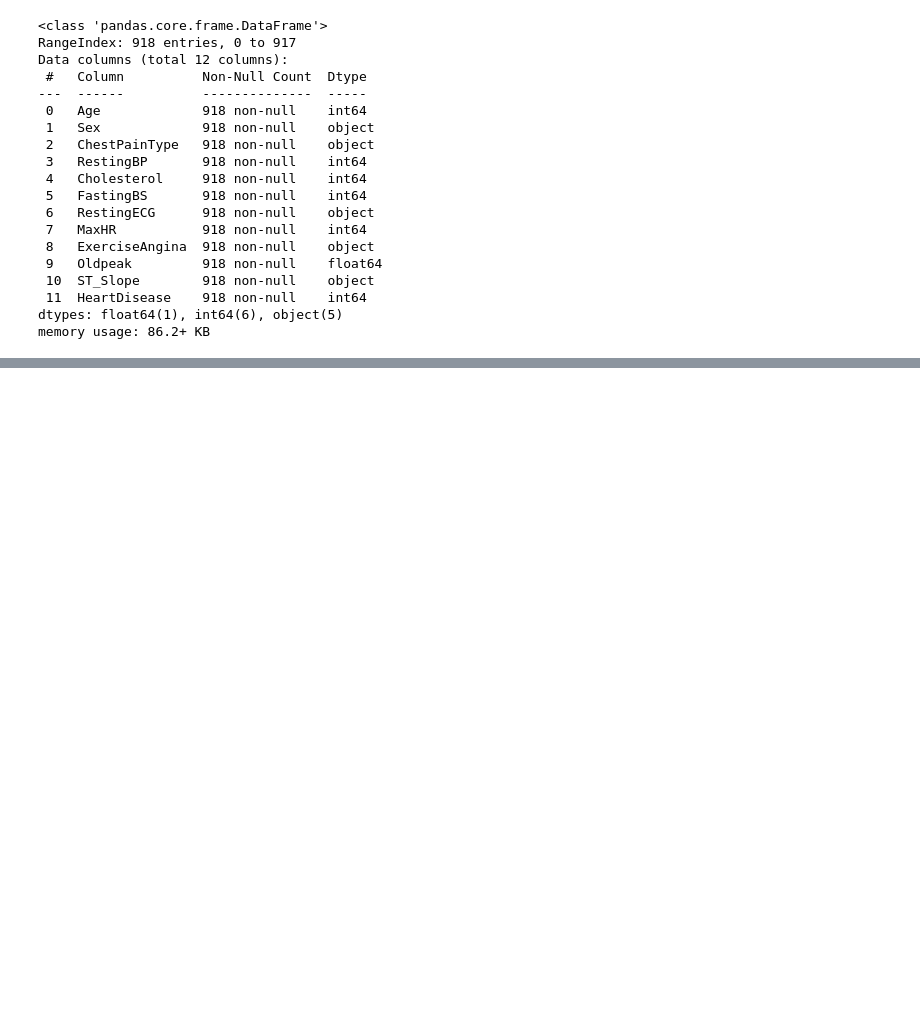
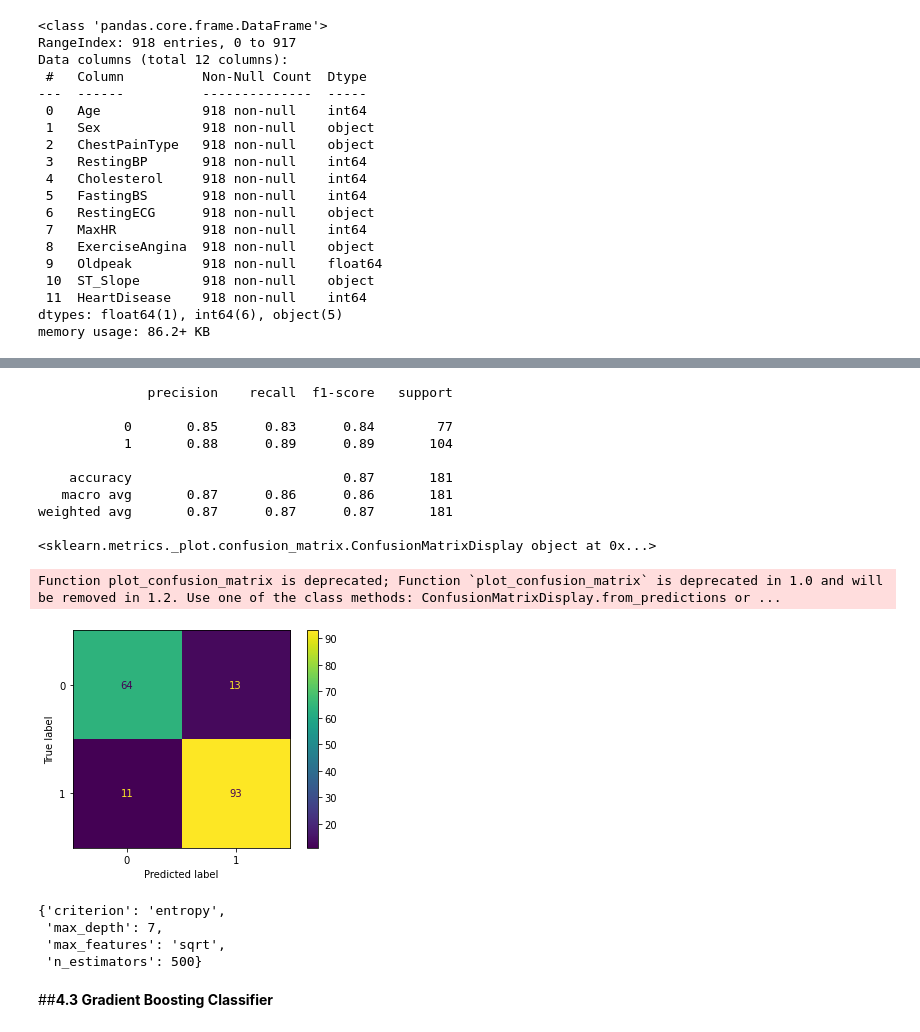
Before and after one commit to BeataZmuranova/Heart_failure, a Jupyter notebook: Heart_failure_prediction.ipynb, the cells around one changed output, grey strips where cells are left out. Drawn from its saved outputs; the diff is of its cells as text; code cells hidden in the pictures; blank space fills up the shorter version.

```diff
--- a/Heart_failure_prediction.ipynb
+++ b/Heart_failure_prediction.ipynb
@@ -484,0 +540,37 @@ Function plot_confusion_matrix is deprecated; Function `plot_confusion_matrix` i
+# %%
+#using gridsearch to find the best hyperparameters for Random Forest Classifier model
+#použitie gridsearch na nájdenie najlepších hyperparametrov pre model náhodný les
+param_gridRF={'n_estimators':[200,300,400,500]
+           ,'max_features':['auto','sqrt','log2']
+           ,'max_depth':[4,5,6,7,8]
+           ,'criterion':['gini','entropy']}
+
+gridRF=GridSearchCV(estimator=RandomForestClassifier(), param_grid=param_gridRF, cv=5)
+gridRF.fit(X_train_scaled, y_train)
+y_predRF=gridRF.predict(X_test_scaled)
+print(classification_report(y_test, y_predRF))
+print(plot_confusion_matrix(gridRF, X_test_scaled, y_test))
+# %% [output]
+              precision    recall  f1-score   support
+
+           0       0.85      0.83      0.84        77
+           1       0.88      0.89      0.89       104
+
+    accuracy                           0.87       181
+   macro avg       0.87      0.86      0.86       181
+weighted avg       0.87      0.87      0.87       181
+
+<sklearn.metrics._plot.confusion_matrix.ConfusionMatrixDisplay object at 0x...>
+Function plot_confusion_matrix is deprecated; Function `plot_confusion_matrix` is deprecated in 1.0 and will be removed in 1.2. Use one of the class methods: ConfusionMatrixDisplay.from_predictions or ...
+[figure, added]
+# %%
+#the best parameters for  model Random Forest Classifier
+#najlepšie parametre pre model náhodného lesa
+gridRF.best_params_
+# %% [output]
+{'criterion': 'entropy',
+ 'max_depth': 7,
+ 'max_features': 'sqrt',
+ 'n_estimators': 500}
+# %% [markdown]
+##**4.3 Gradient Boosting Classifier**
```
Also changed, not shown: parts of 116 cells of this notebook.
